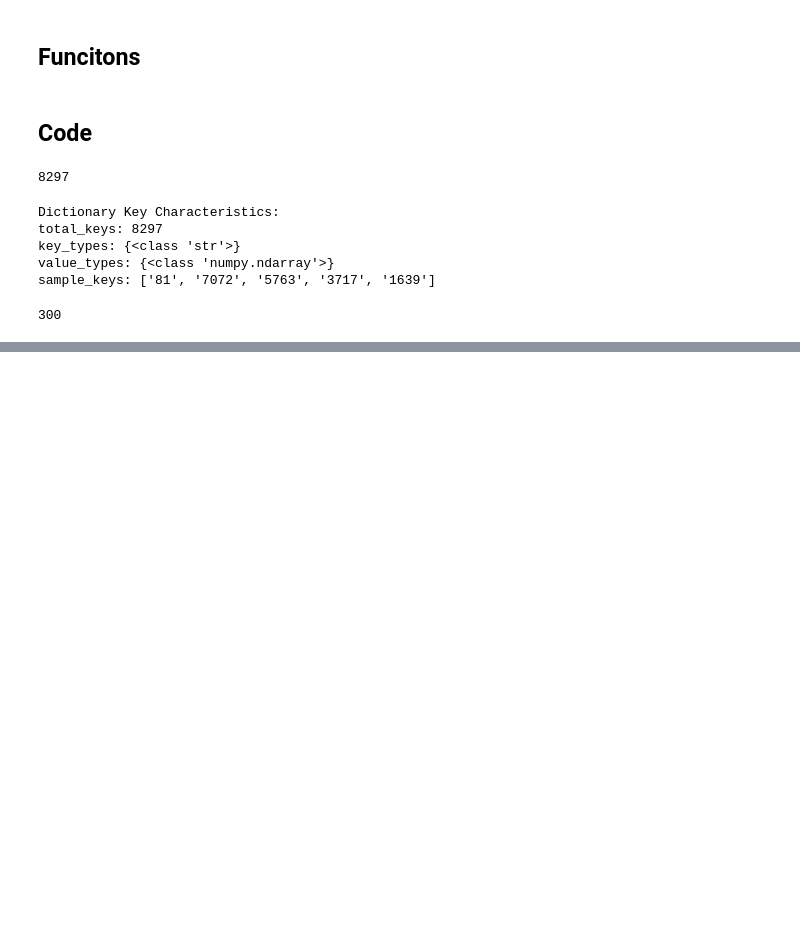
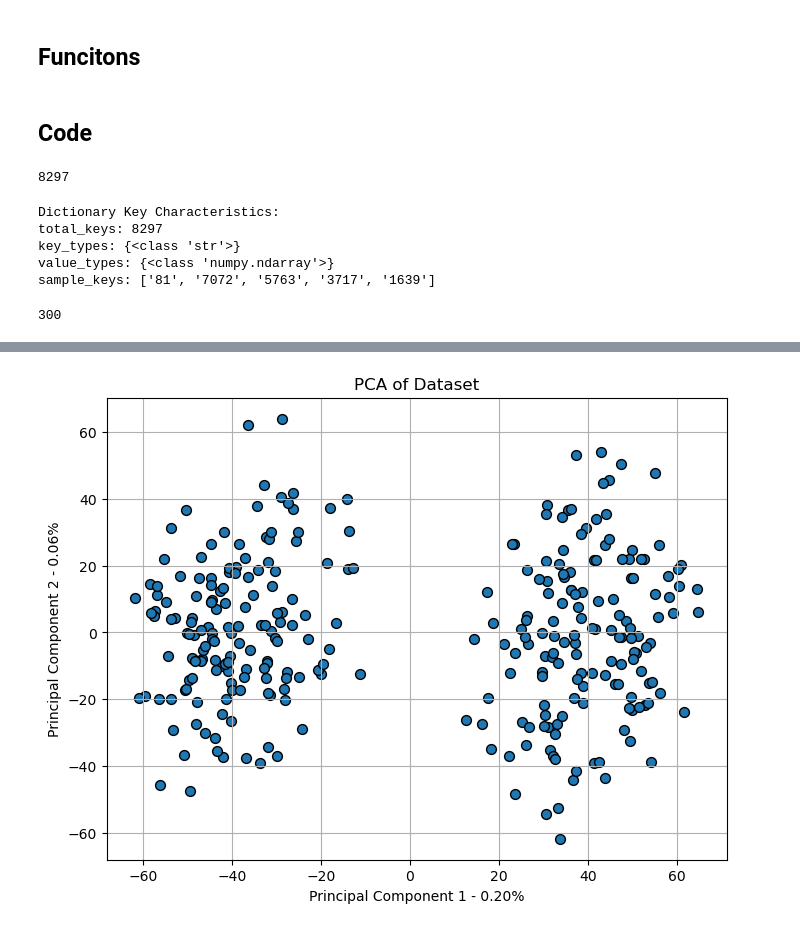
Before and after one commit to damajojung/Playground, a Jupyter notebook: food/playground.ipynb, the cells around one changed output, grey strips where cells are left out. Cells and saved outputs as stored; diff of their text form; code cells hidden in the pictures; blank space fills up the shorter version.

```diff
--- a/food/playground.ipynb
+++ b/food/playground.ipynb
@@ -49,0 +79,2 @@ len(dat["0"])
+# %%
+df = pd.DataFrame(dat)
@@ -49,0 +111,25 @@ len(dat["0"])
+# %%
+# Standardizing the Data
+scaler = StandardScaler()
+scaled_data = scaler.fit_transform(df)
+
+# Performing PCA
+pca = PCA(n_components=2)  # Number of components
+principal_components = pca.fit_transform(scaled_data)
+
+# Creating a DataFrame with the principal components
+pca_df = pd.DataFrame(data=principal_components, columns=['PC1', 'PC2'])
+
+# Explained variance
+explained_variance = pca.explained_variance_ratio_
+print(f'Explained variance by each component: {explained_variance}')
+
+# Plotting the principal components
+plt.figure(figsize=(8, 6))
+plt.scatter(pca_df['PC1'], pca_df['PC2'], edgecolor='k', s=50)
+plt.title('PCA of Dataset')
+plt.xlabel(f'Principal Component 1 - {explained_variance[0]:.2f}%')
+plt.ylabel(f'Principal Component 2 - {explained_variance[1]:.2f}%')
+plt.grid()
+plt.show()
+# %% [output]
@@ -49,0 +153 @@ len(dat["0"])
+[figure, added]
```
Also changed, not shown: parts of 13 cells of this notebook.
